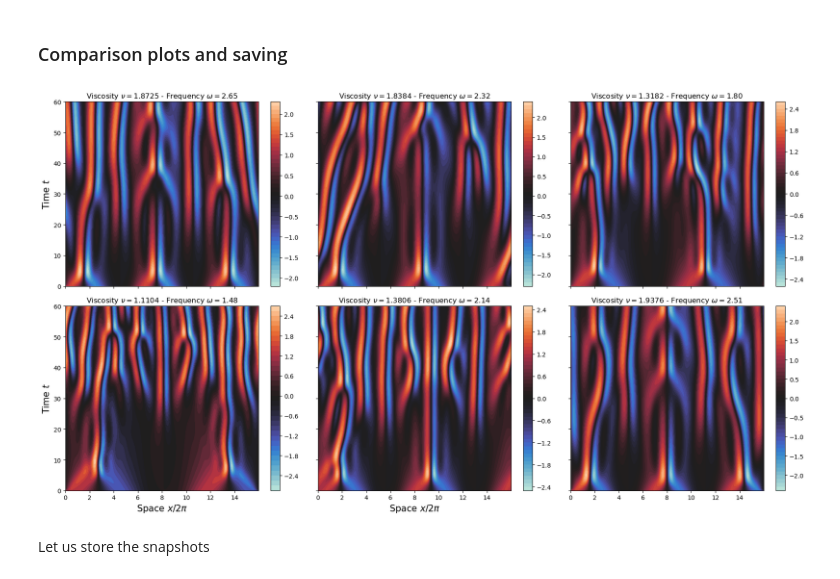
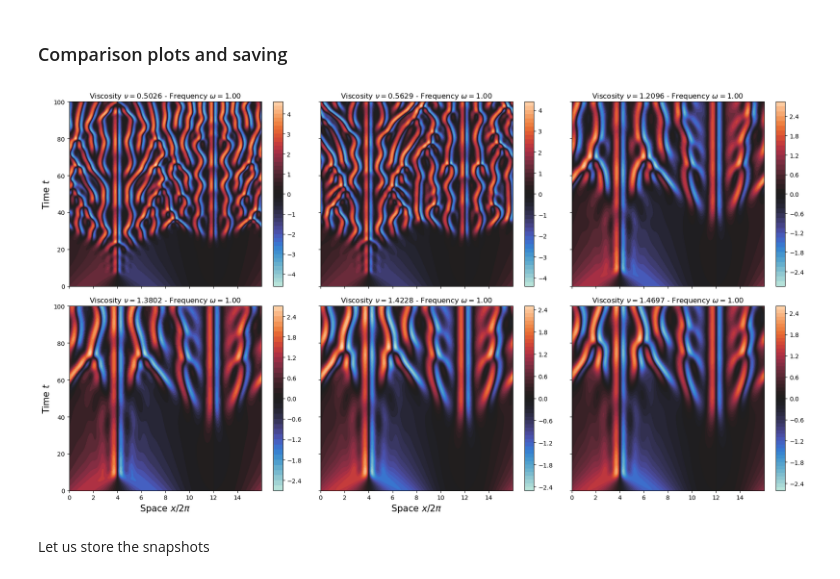
Before and after one commit to markus0800/SHRED-ROM, a Jupyter notebook: KuramotoSivashinsky/ks_padding_shred.ipynb, the cells around one changed output. Drawn from its saved outputs; the diff is of its cells as text; code cells hidden in the pictures.

```diff
--- a/KuramotoSivashinsky/ks_padding_shred.ipynb
+++ b/KuramotoSivashinsky/ks_padding_shred.ipynb
@@ -7,8 +7,8 @@ from matplotlib import cm
 import pickle
 from plots import contour_plot
 
-Ntraj_to_simulate = 250
-Ntime_for_nn = 150
+Ntraj_to_simulate = 100
+Ntime_for_nn = 200
 # %% [markdown]
 ## Generation of the data
 # %% [markdown]
@@ -17,7 +17,7 @@ Solving in $[0,L]$ with $L=2\pi$ for $u_0 = \cos(2 \pi\,x/L)\cdot (1+\sin(2 \pi\
 N = 2**11
 L = 2 * np.pi * 16
 
-tmax = 60
+tmax = 100
 dt = 1e-2
 saved_steps = Ntime_for_nn
 
@@ -36,7 +36,7 @@ solve_KS = True
 if solve_KS:
 
     # Random Sampling with Latin Hypercube
-    param_bounds = [[0.75, 1.0], [1.5, 3.0]] # [lower bounder, upper bound] 0 = nu, 1 = omega
+    param_bounds = [[0.5, 1.0], [1.5, 1.+1e-12]] # [lower bounder, upper bound] 0 = nu, 1 = omega
     sampler = qmc.LatinHypercube(d=2)
     sample = sampler.random(n=Ntraj_to_simulate)
     scaled_sample = qmc.scale(sample, param_bounds[0], param_bounds[1])
@@ -68,32 +68,34 @@ else:
 # %%
 import seaborn as sns
 
 nrows = 2
 ncols = 3
 
-param_to_plot = np.sort(np.random.choice(len(snapshots_data), nrows * ncols, replace=False))
+param_to_plot = np.random.choice(len(snapshots_data), nrows * ncols, replace=False)
+argsort = np.argsort(params[param_to_plot, 0])
+param_to_plot = param_to_plot[argsort]
 
 fig, axs = plt.subplots(nrows, ncols, sharex = True, sharey = True, figsize=(6 * ncols, 5*nrows))
 
 axs = axs.flatten()
 
 levels = 50
 
 for ii, param in enumerate(param_to_plot):
     contour_plot(axs[ii], *snapshots_data[param],
                  title=r'Viscosity $\nu={:.4f}$'.format(params[param,0])+r' - Frequency $\omega={:.2f}$'.format(params[param,1]),
                  levels=levels, cmap=sns.color_palette('icefire', as_cmap=True))
 
 axs = axs.reshape(nrows, ncols)
 for jj in range(nrows):
     axs[jj, 0].set_ylabel(r'Time $t$', fontsize=15)
 
 axs[-1,0].set_xlabel(r'Space $x/2\pi$', fontsize=15)
 axs[-1,1].set_xlabel(r'Space $x/2\pi$', fontsize=15)
 
 plt.tight_layout()
 # %% [output]
-[figure, old version]
+[figure, new version]
 # %% [markdown]
 Let us store the snapshots
 # %%
```
Also changed, not shown: parts of 16 cells of this notebook, 1 other file.
